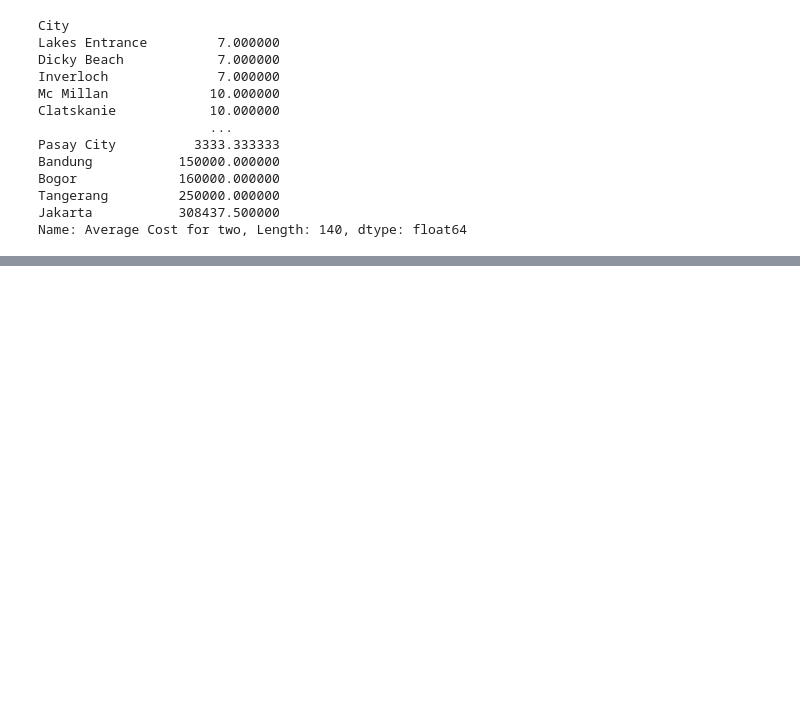
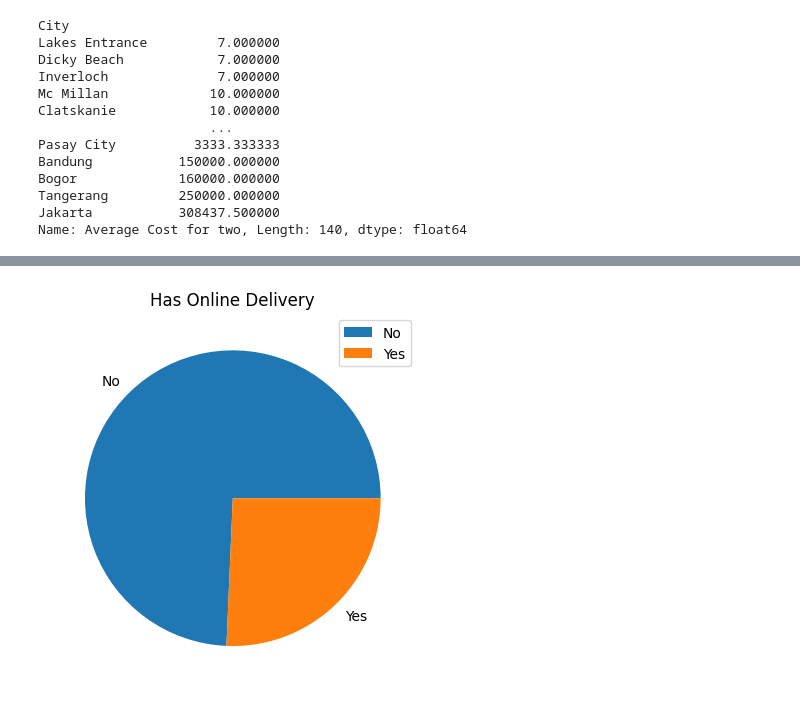
Before and after one commit to chaudharijay/Restaurant-Ratings, a Jupyter notebook: app.ipynb, the cells around one changed output, grey strips where cells are left out. Cells and saved outputs as stored; diff of their text form; code cells hidden in the pictures; blank space fills up the shorter version.

```diff
--- a/app.ipynb
+++ b/app.ipynb
@@ -161,0 +247,8 @@ Name: Average Cost for two, Length: 140, dtype: float64
+# %%
+df["Has Online delivery"].value_counts().plot(kind="pie")
+plt.title("Has Online Delivery")
+plt.ylabel("")
+plt.legend()
+plt.show()
+# %% [output]
+[figure, added]
```
Also changed, not shown: parts of 73 cells of this notebook, 2 other files.
